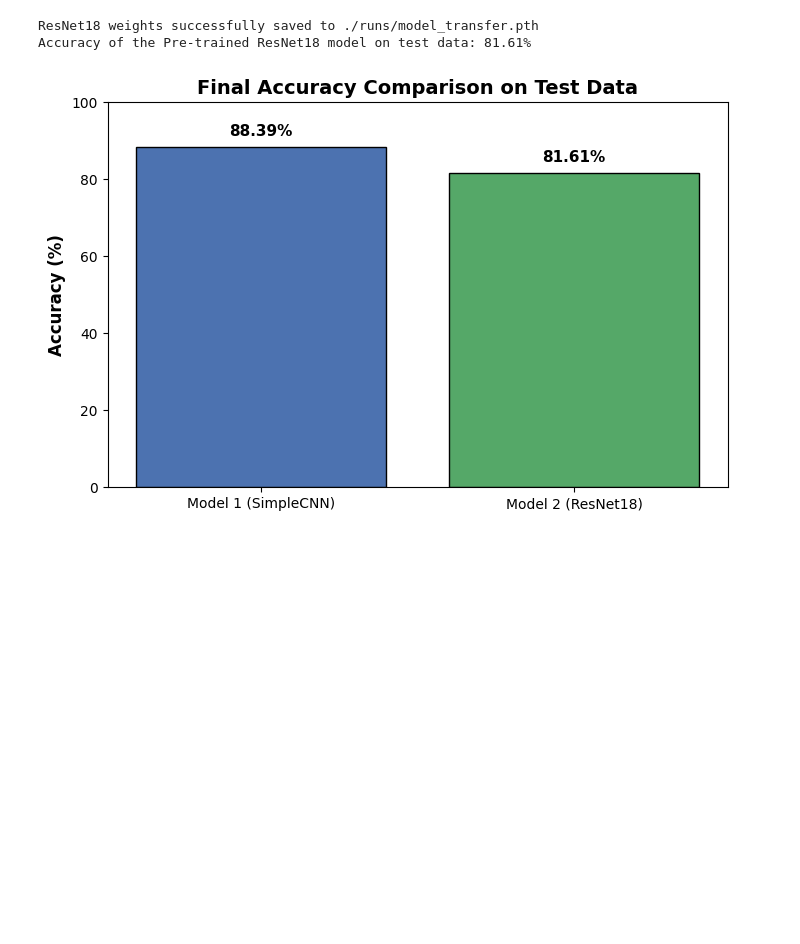
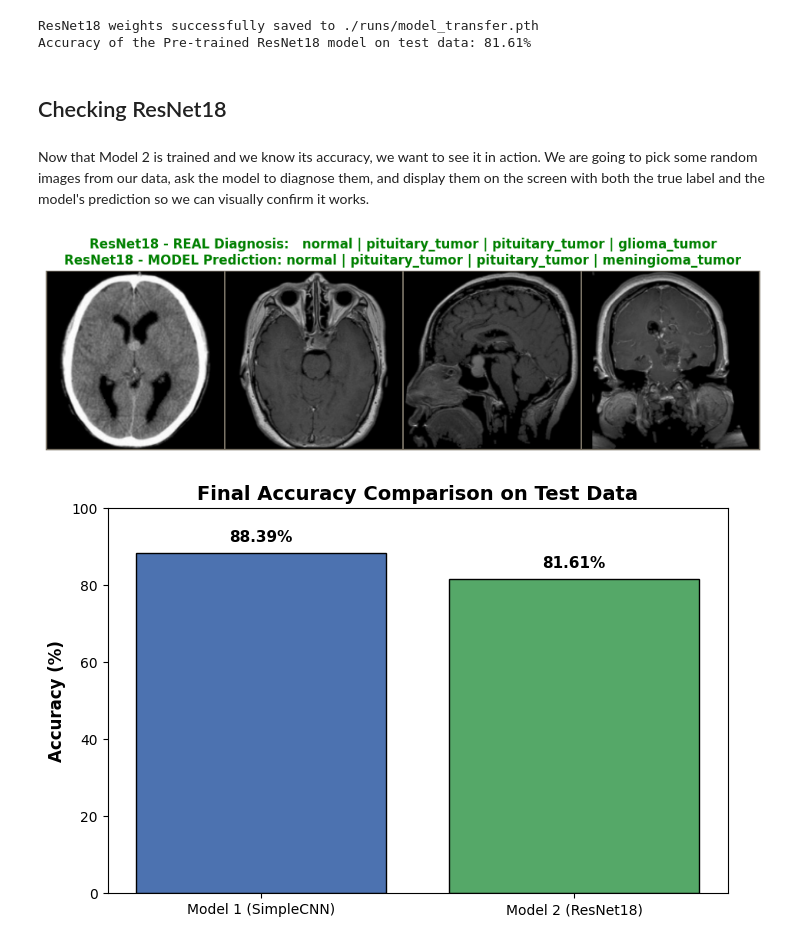
Before and after one commit to IkerMorrondo/deepLearning, a Jupyter notebook: 2assign/2assign.ipynb, the cells around one changed output. Drawn from its saved outputs; the diff is of its cells as text; code cells hidden in the pictures; blank space fills up the shorter version.

Commit message:
check resnet

```diff
--- a/2assign/2assign.ipynb
+++ b/2assign/2assign.ipynb
@@ -522,6 +522,57 @@ print(f"Accuracy of the Pre-trained ResNet18 model on test data: {accuracy_trans
 # %% [output]
 ResNet18 weights successfully saved to ./runs/model_transfer.pth
 Accuracy of the Pre-trained ResNet18 model on test data: 81.61%
+# %% [markdown]
+## Checking ResNet18
+# %% [markdown]
+Now that Model 2 is trained and we know its accuracy, we want to see it in action. We are going to pick some random images from our data, ask the model to diagnose them, and display them on the screen with both the true label and the model's prediction so we can visually confirm it works.
+# %%
+# --- Visualization of the results (Model 2: ResNet18) ---
+
+model_transfer.eval()
+
+# take a random batch from the test_loader
+dataiter = iter(test_loader)
+images, labels = next(dataiter)
+
+# ⚠️ WE ONLY TAKE THE FIRST 4 FOR VISUALIZATION
+images = images[:4]
+labels = labels[:4]
+
+# move the images to the same device as the model
+images_dev = images.to(device)
+
+# get the ResNet18 predictions for these 4 images
+outputs = model_transfer(images_dev)
+_, predicted = torch.max(outputs, 1)
+
+# --- Preparation of the images for visualization ---
+
+# normalize the images back to their original pixel values for display
+images_grid = torchvision.utils.make_grid(images)
+images_grid = images_grid.numpy().transpose((1, 2, 0))
+mean = np.array([0.485, 0.456, 0.406])
+std = np.array([0.229, 0.224, 0.225])
+images_grid = std * images_grid + mean
+images_grid = np.clip(images_grid, 0, 1)
+
+# --- Visualization of the results ---
+
+fig, ax = plt.subplots(figsize=(12, 6))
+ax.imshow(images_grid)
+ax.axis('off')
+
+# Obtain the string names of the true labels and predicted labels for display
+true_names = [full_dataset.classes[label] for label in labels]
+pred_names = [full_dataset.classes[pred] for pred in predicted]
+
+# Create a title that shows both the real diagnosis and the ResNet18 prediction
+title_text = f"ResNet18 - REAL Diagnosis:   { ' | '.join(true_names) }\nResNet18 - MODEL Prediction: { ' | '.join(pred_names) }"
+plt.title(title_text, fontsize=12, fontweight='bold', color='green')
+
+plt.show()
+# %% [output]
+[figure, added]
 # %%
 
 # --- Compare Results ---
```
